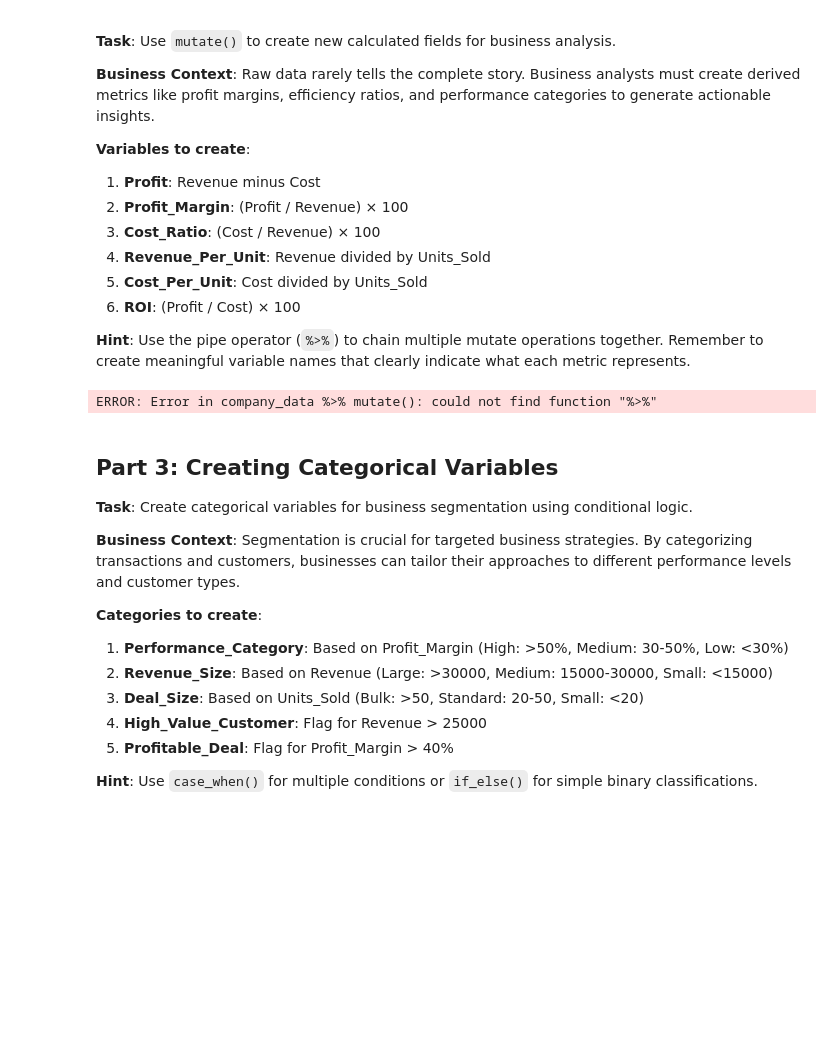
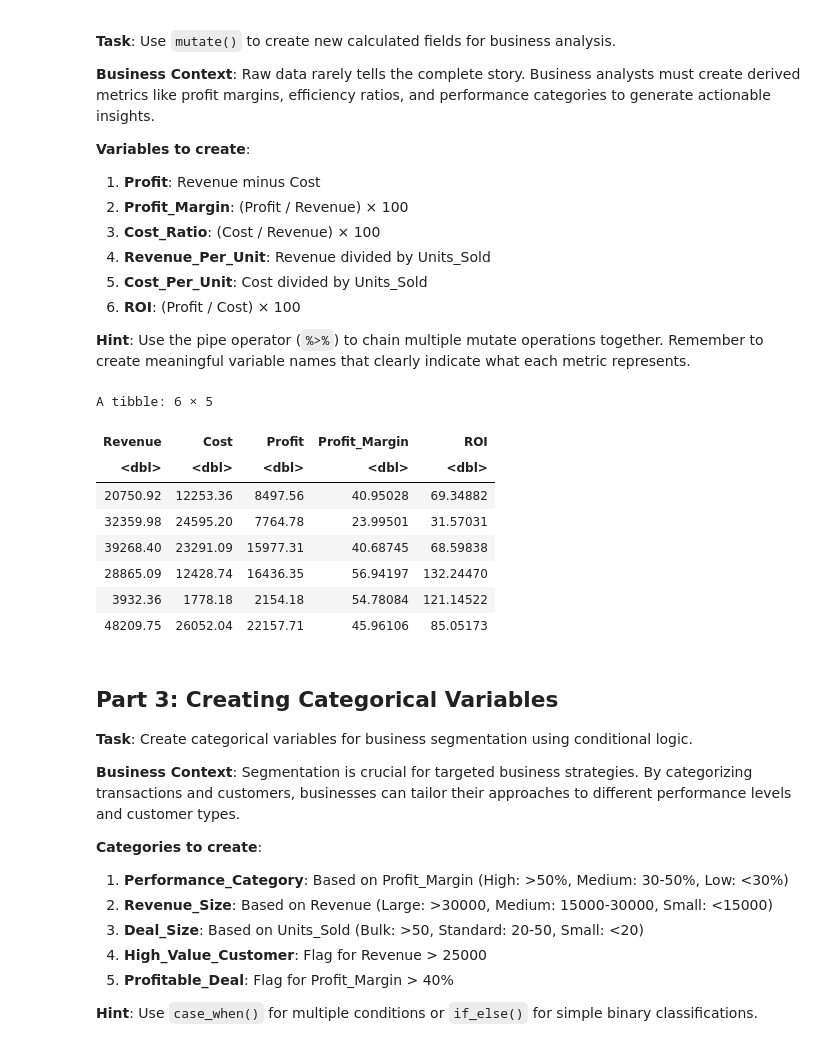
Before and after one commit to mburch1234/Templatev2, a Jupyter notebook: Homework/homework_lesson_4_data_transformation_part2 _v2 (1).ipynb, the cells around one changed output. Saved outputs shown, nothing was run; the diff lists cells and outputs as text; code cells hidden in the pictures; blank space fills up the shorter version.

```diff
--- a/Homework/homework_lesson_4_data_transformation_part2 _v2 (1).ipynb
+++ b/Homework/homework_lesson_4_data_transformation_part2 _v2 (1).ipynb
@@ -82,25 +119,38 @@ Complete each section by writing R code in the designated areas. Focus on creati
 # %%
 # Create basic financial metrics using mutate()
 company_data <- company_data %>%
   mutate(
     # TODO: Create Profit (Revenue - Cost)
+    Profit = Revenue - Cost,
 
     # TODO: Create Profit_Margin ((Profit / Revenue) * 100)
+    Profit_Margin = (Profit / Revenue) * 100,
 
     # TODO: Create Cost_Ratio ((Cost / Revenue) * 100)
-
+    Cost_Ratio = (Cost / Revenue) * 100,
     # TODO: Create Revenue_Per_Unit (Revenue / Units_Sold)
-
+    Revenue_Per_Unit = Revenue / Units_Sold,
     # TODO: Create Cost_Per_Unit (Cost / Units_Sold)
-
+    Cost_Per_Unit = Cost / Units_Sold,
     # TODO: Create ROI ((Profit / Cost) * 100)
-
+    ROI = (Profit / Cost) * 100
   )
 
 # Display the new financial metrics
+company_data %>%
+  select(Revenue, Cost, Profit, Profit_Margin, ROI) %>%
+  head()
 # TODO: Select and display columns: Revenue, Cost, Profit, Profit_Margin, ROI
 # %% [output]
-ERROR: Error in company_data %>% mutate(): could not find function "%>%"
+A tibble: 6 × 5
+| Revenue | Cost | Profit | Profit_Margin | ROI |
+| <dbl> | <dbl> | <dbl> | <dbl> | <dbl> |
+| 20750.92 | 12253.36 | 8497.56 | 40.95028 | 69.34882 |
+| 32359.98 | 24595.20 | 7764.78 | 23.99501 | 31.57031 |
+| 39268.40 | 23291.09 | 15977.31 | 40.68745 | 68.59838 |
+| 28865.09 | 12428.74 | 16436.35 | 56.94197 | 132.24470 |
+| 3932.36 | 1778.18 | 2154.18 | 54.78084 | 121.14522 |
+| 48209.75 | 26052.04 | 22157.71 | 45.96106 | 85.05173 |
 # %% [markdown]
 ## Part 3: Creating Categorical Variables
 
```
Also changed, not shown: parts of 12 cells of this notebook.
